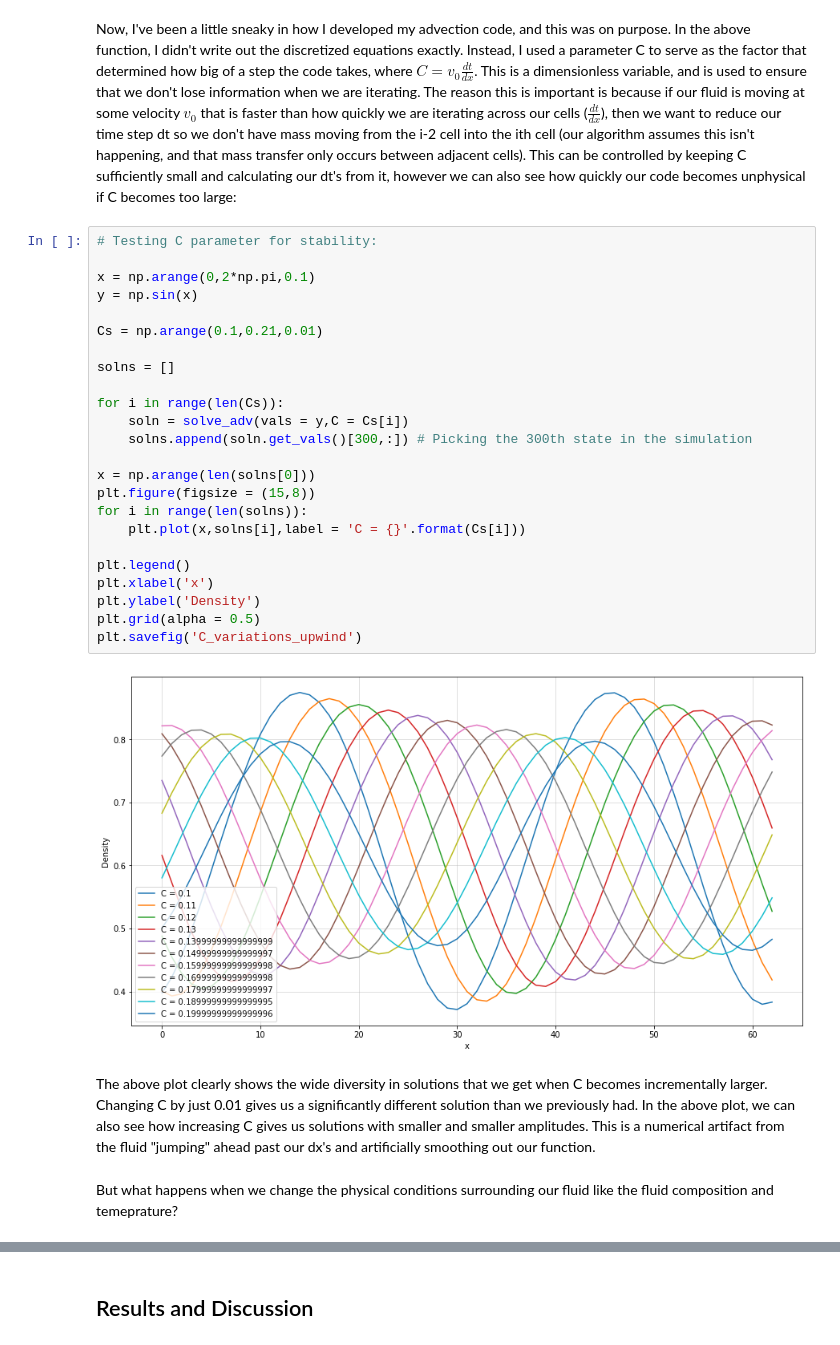
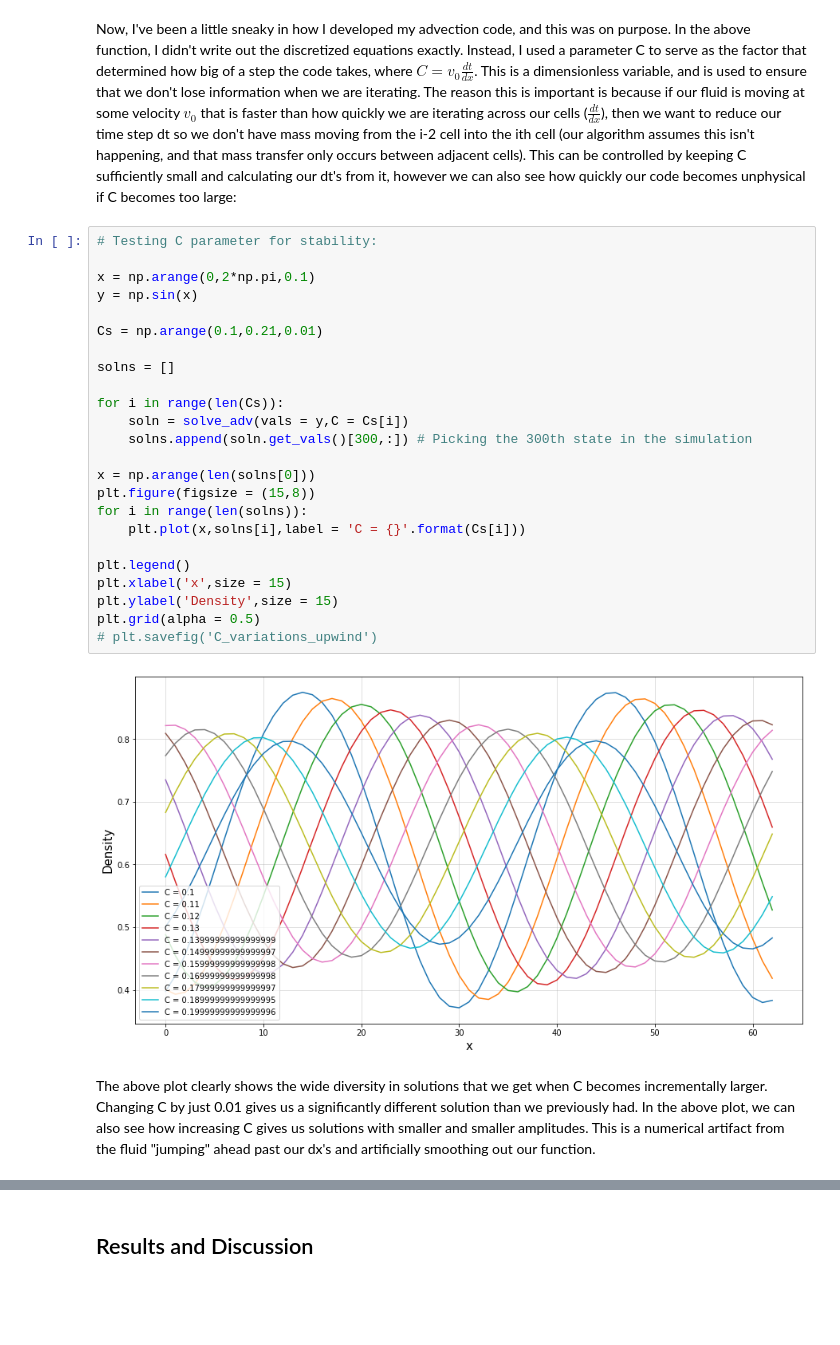
Before and after one commit to khojonat/PHY480_final_project, a Jupyter notebook: PHY480-905_SemesterProject.ipynb, the cells around one changed output, grey strips where cells are left out. Drawn from its saved outputs; the diff is of its cells as text; blank space fills up the shorter version.

```diff
--- a/PHY480-905_SemesterProject.ipynb
+++ b/PHY480-905_SemesterProject.ipynb
@@ -247,30 +240,28 @@ Now, I've been a little sneaky in how I developed my advection code, and this wa
 # %%
 # Testing C parameter for stability:
 
 x = np.arange(0,2*np.pi,0.1)
 y = np.sin(x)
 
 Cs = np.arange(0.1,0.21,0.01)
 
 solns = []
 
 for i in range(len(Cs)):
     soln = solve_adv(vals = y,C = Cs[i])
     solns.append(soln.get_vals()[300,:]) # Picking the 300th state in the simulation
 
 x = np.arange(len(solns[0]))
 plt.figure(figsize = (15,8))
 for i in range(len(solns)):
     plt.plot(x,solns[i],label = 'C = {}'.format(Cs[i]))
 
 plt.legend()
-plt.xlabel('x')
-plt.ylabel('Density')
+plt.xlabel('x',size = 15)
+plt.ylabel('Density',size = 15)
 plt.grid(alpha = 0.5)
-plt.savefig('C_variations_upwind')
+# plt.savefig('C_variations_upwind')
 # %% [output]
-[figure, old version]
+[figure, new version]
 # %% [markdown]
 The above plot clearly shows the wide diversity in solutions that we get when C becomes incrementally larger. Changing C by just 0.01 gives us a significantly different solution than we previously had. In the above plot, we can also see how increasing C gives us solutions with smaller and smaller amplitudes. This is a numerical artifact from the fluid "jumping" ahead past our dx's and artificially smoothing out our function.
-# %% [markdown]
-But what happens when we change the physical conditions surrounding our fluid like the fluid composition and temeprature?
```
Also changed, not shown: parts of 43 cells of this notebook, 8 other files.
